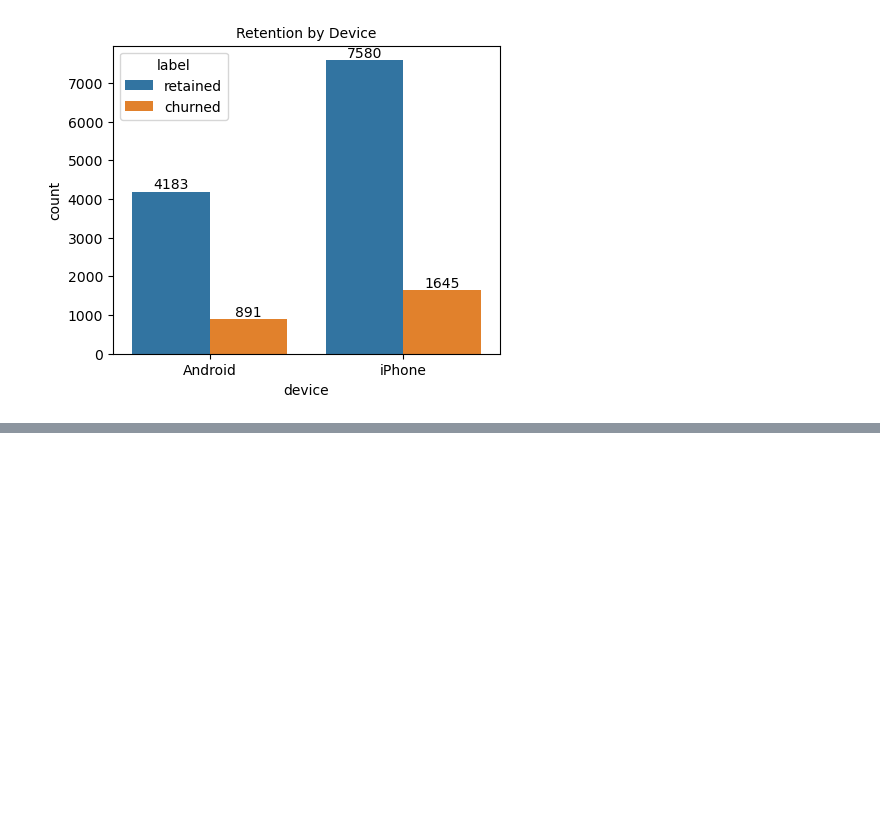
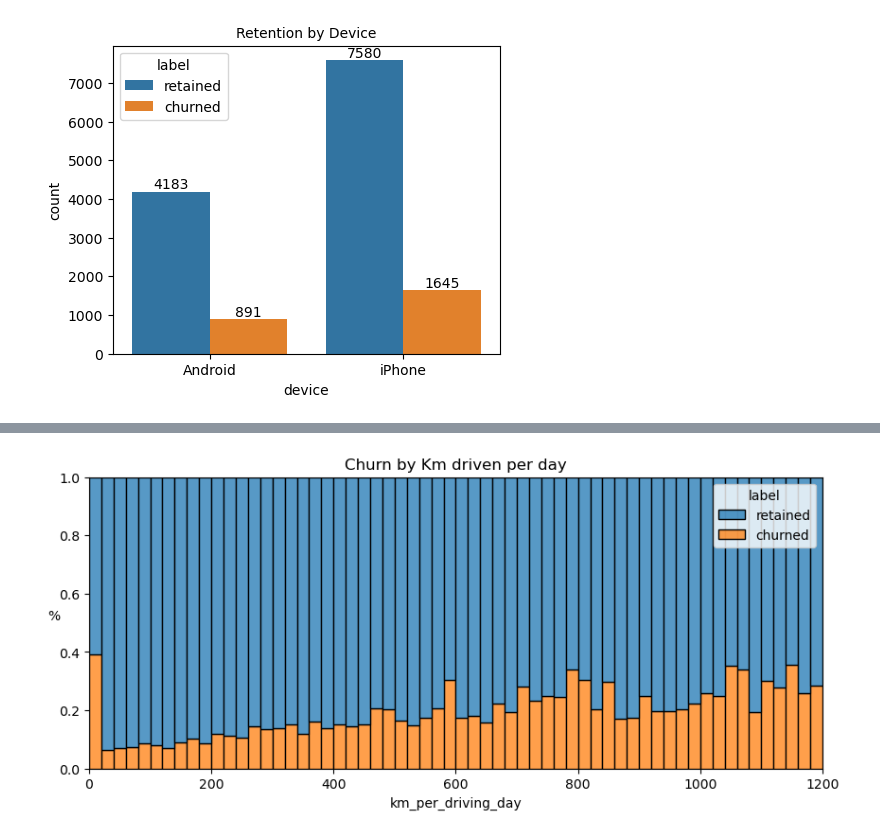
Before and after one commit to marulsnesamony/Portfolio, a Jupyter notebook: Python Code/Navigation App User Usage - EDA.ipynb, the cells around one changed output, grey strips where cells are left out. Saved outputs shown, nothing was run; the diff lists cells and outputs as text; code cells hidden in the pictures; blank space fills up the shorter version.

```diff
--- a/Python Code/Navigation App User Usage - EDA.ipynb
+++ b/Python Code/Navigation App User Usage - EDA.ipynb
@@ -245,0 +259,10 @@ plt.show()
+# %%
+# Add a new variable Kms driven by driving day
+wazedf['km_per_driving_day'] = wazedf['driven_km_drives'] / wazedf['driving_days']
+# wazedf['km_per_driving_day'].describe()
+# driving_days = 0 for some users which results in infinity values. If driving_days = 0, then km_per_driving_day should also be 0
+
+wazedf['km_per_driving_day'] = np.where(wazedf['driving_days'] == 0, 0, (wazedf['driven_km_drives'] / wazedf['driving_days']))
+
+wazedf['km_per_driving_day'].describe()
+# The max value of 15420 Kms per day seems like a data error, so filter it out when using the dataset in further analysis
@@ -245,0 +279,9 @@ plt.show()
+# %%
+# Distribution of Retained Vs Churned users based on the Km driven per day. Limit the max value of 'km_per_driving_day' to 1200 or less
+plt.figure(figsize =(10,4))
+sn.histplot(data = wazedf, x='km_per_driving_day', hue = 'label', bins=range(0, 1201, 20), multiple = 'fill')
+plt.title('Churn by Km driven per day')
+plt.ylabel('%', rotation=0)
+plt.show()
+# %% [output]
+[figure, added]
```
Also changed, not shown: parts of 3 cells of this notebook.
